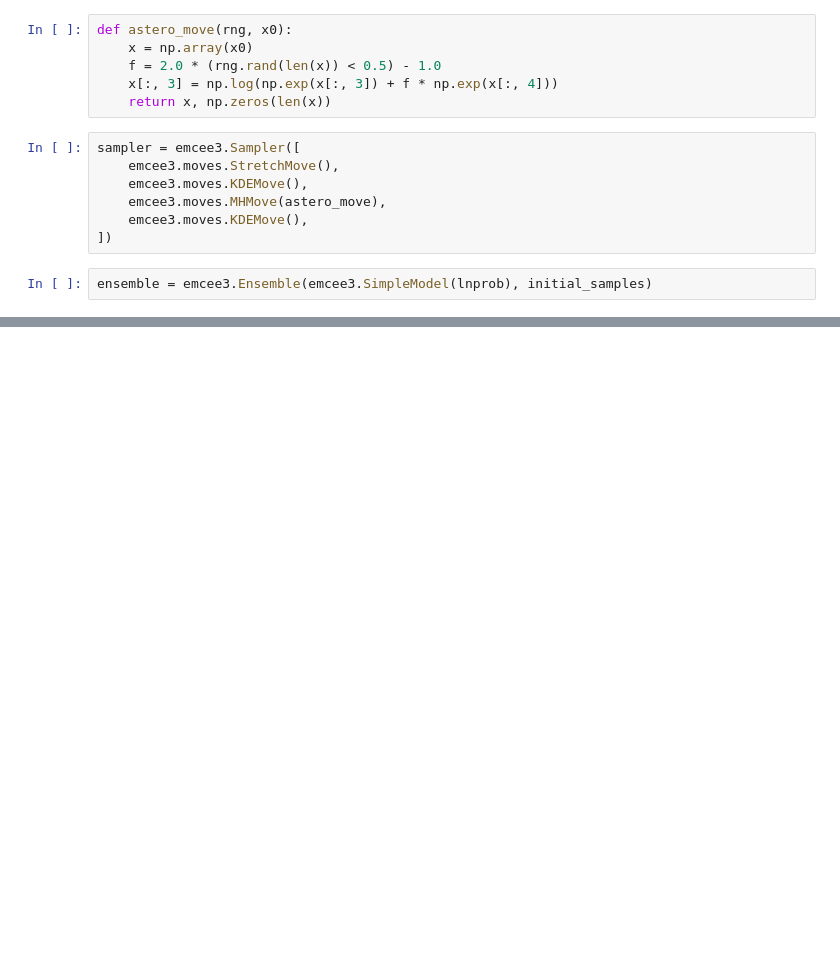
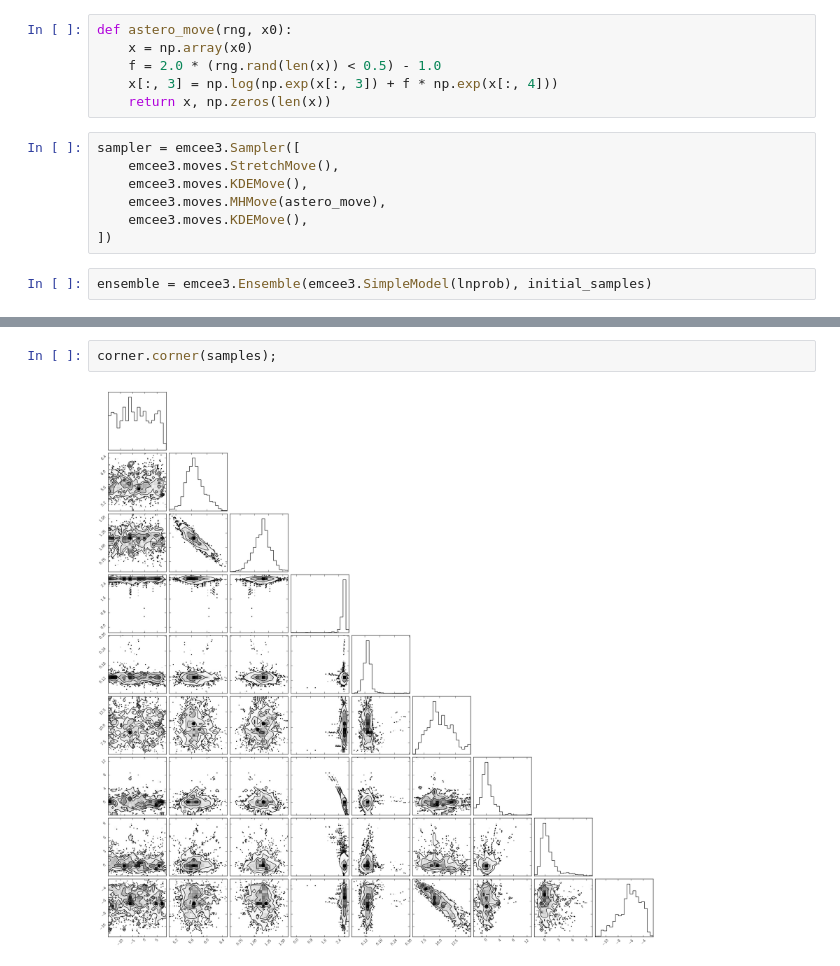
Before and after one commit to dfm/celerite, a Jupyter notebook: python/examples/astero-demo.ipynb, the cells around one changed output, grey strips where cells are left out. Cells and saved outputs as stored; diff of their text form; blank space fills up the shorter version.

```diff
--- a/python/examples/astero-demo.ipynb
+++ b/python/examples/astero-demo.ipynb
@@ -406,0 +407,4 @@ corner.corner(s, truths=[170.89900, 13.152000]);
+# %%
+corner.corner(samples);
+# %% [output]
+[figure, added]
```
Also changed, not shown: parts of 8 cells of this notebook, 36 other files.
